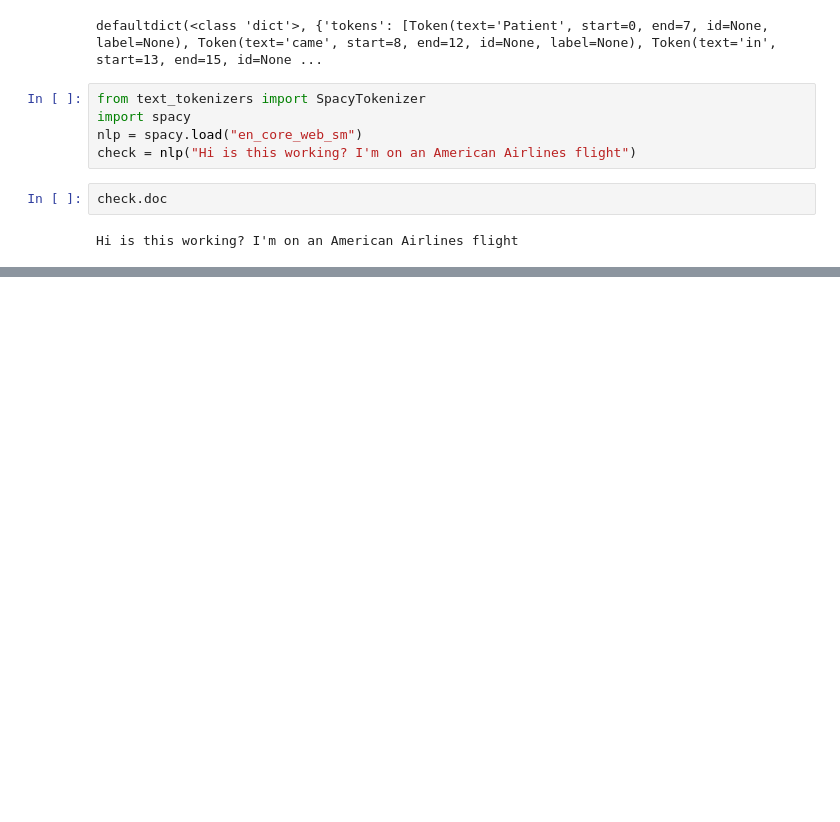
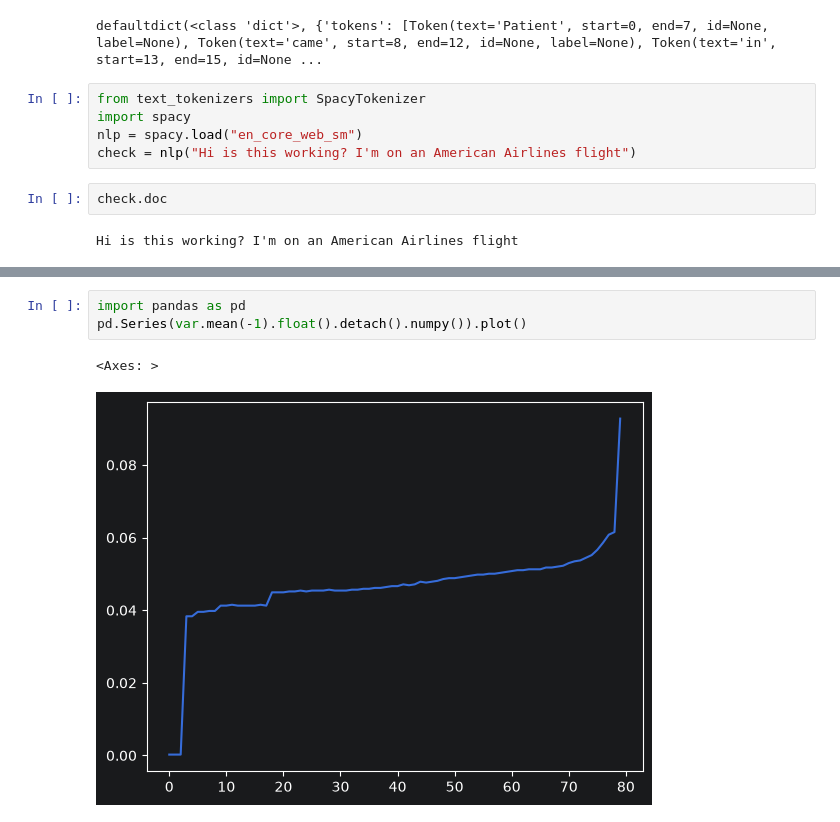
Before and after one commit to cfavreau0019/semanticdynamics, a Jupyter notebook: sandbox/population_generator.ipynb, the cells around one changed output, grey strips where cells are left out. Drawn from its saved outputs; the diff is of its cells as text; blank space fills up the shorter version.

```diff
--- a/sandbox/population_generator.ipynb
+++ b/sandbox/population_generator.ipynb
@@ -436,0 +722,6 @@ Hi is this working? I'm on an American Airlines flight
+# %%
+import pandas as pd
+pd.Series(var.mean(-1).float().detach().numpy()).plot()
+# %% [output]
+<Axes: >
+[figure, added]
```
Also changed, not shown: parts of 35 cells of this notebook, 15 other files.
